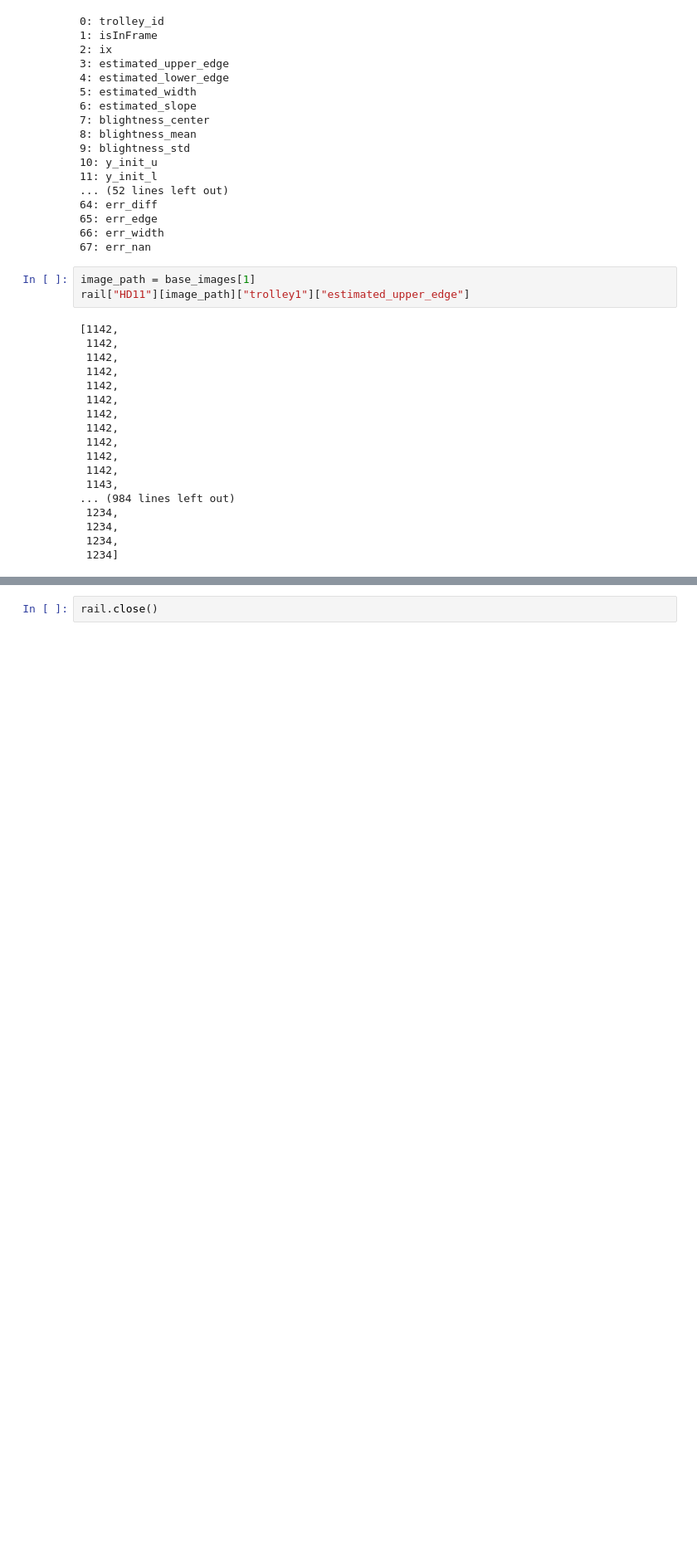
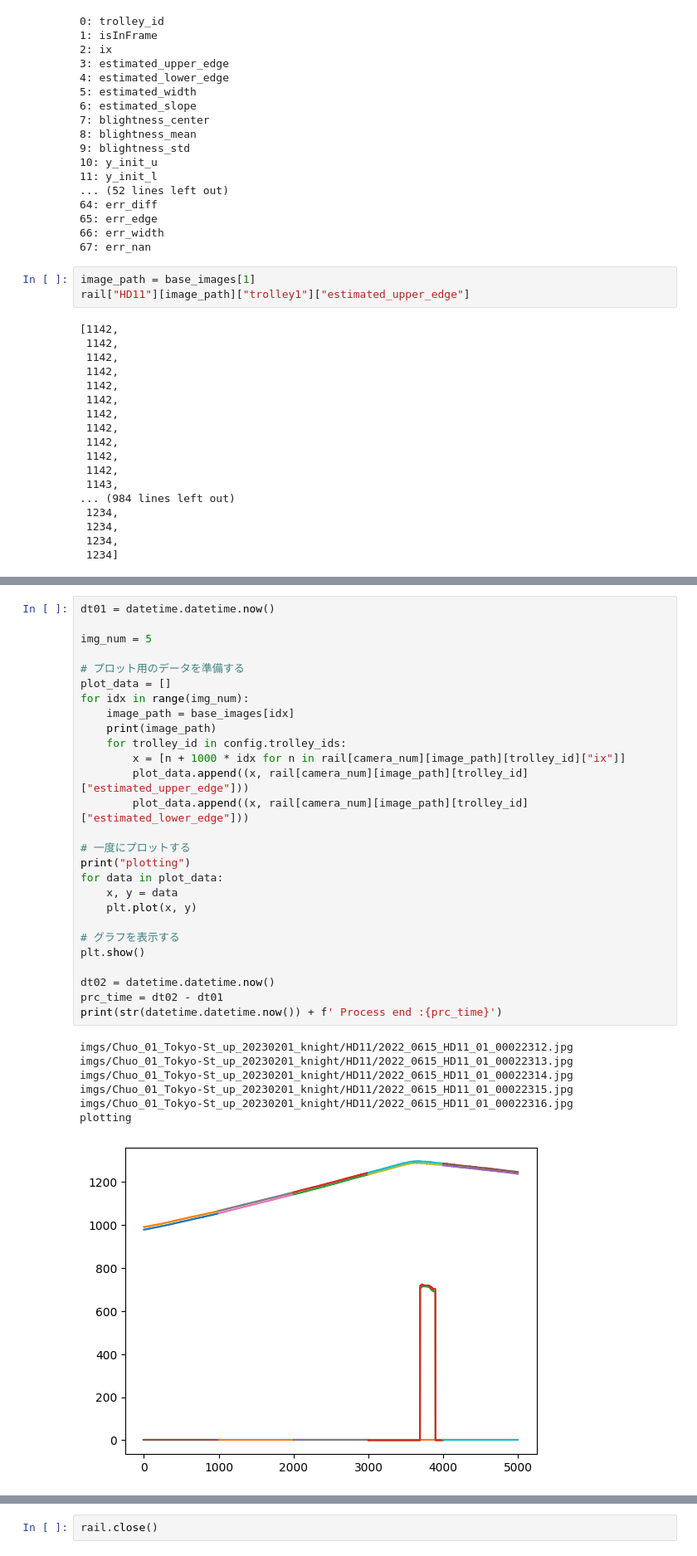
Before and after one commit to esioEptmcDxpt/green-finder, a Jupyter notebook: shelve_check.ipynb, the cells around one changed output, grey strips where cells are left out. Shown at 83% size. Drawn from its saved outputs; the diff is of its cells as text; blank space fills up the shorter version.

```diff
--- a/shelve_check.ipynb
+++ b/shelve_check.ipynb
@@ -129,0 +170,35 @@ imgs/Chuo_01_Tokyo-St_up_20230201_knight/HD11/2022_0615_HD11_01_00022314.jpg
+# %%
+dt01 = datetime.datetime.now()
+
+img_num = 5
+
+# プロット用のデータを準備する
+plot_data = []
+for idx in range(img_num):
+    image_path = base_images[idx]
+    print(image_path)
+    for trolley_id in config.trolley_ids:
+        x = [n + 1000 * idx for n in rail[camera_num][image_path][trolley_id]["ix"]]
+        plot_data.append((x, rail[camera_num][image_path][trolley_id]["estimated_upper_edge"]))
+        plot_data.append((x, rail[camera_num][image_path][trolley_id]["estimated_lower_edge"]))
+
+# 一度にプロットする
+print("plotting")
+for data in plot_data:
+    x, y = data
+    plt.plot(x, y)
+
+# グラフを表示する
+plt.show()
+
+dt02 = datetime.datetime.now()
+prc_time = dt02 - dt01
+print(str(datetime.datetime.now()) + f' Process end :{prc_time}')
+# %% [output]
+imgs/Chuo_01_Tokyo-St_up_20230201_knight/HD11/2022_0615_HD11_01_00022312.jpg
+imgs/Chuo_01_Tokyo-St_up_20230201_knight/HD11/2022_0615_HD11_01_00022313.jpg
+imgs/Chuo_01_Tokyo-St_up_20230201_knight/HD11/2022_0615_HD11_01_00022314.jpg
+imgs/Chuo_01_Tokyo-St_up_20230201_knight/HD11/2022_0615_HD11_01_00022315.jpg
+imgs/Chuo_01_Tokyo-St_up_20230201_knight/HD11/2022_0615_HD11_01_00022316.jpg
+plotting
+[figure, added]
```
Also changed, not shown: parts of 4 cells of this notebook, 2 other files.
